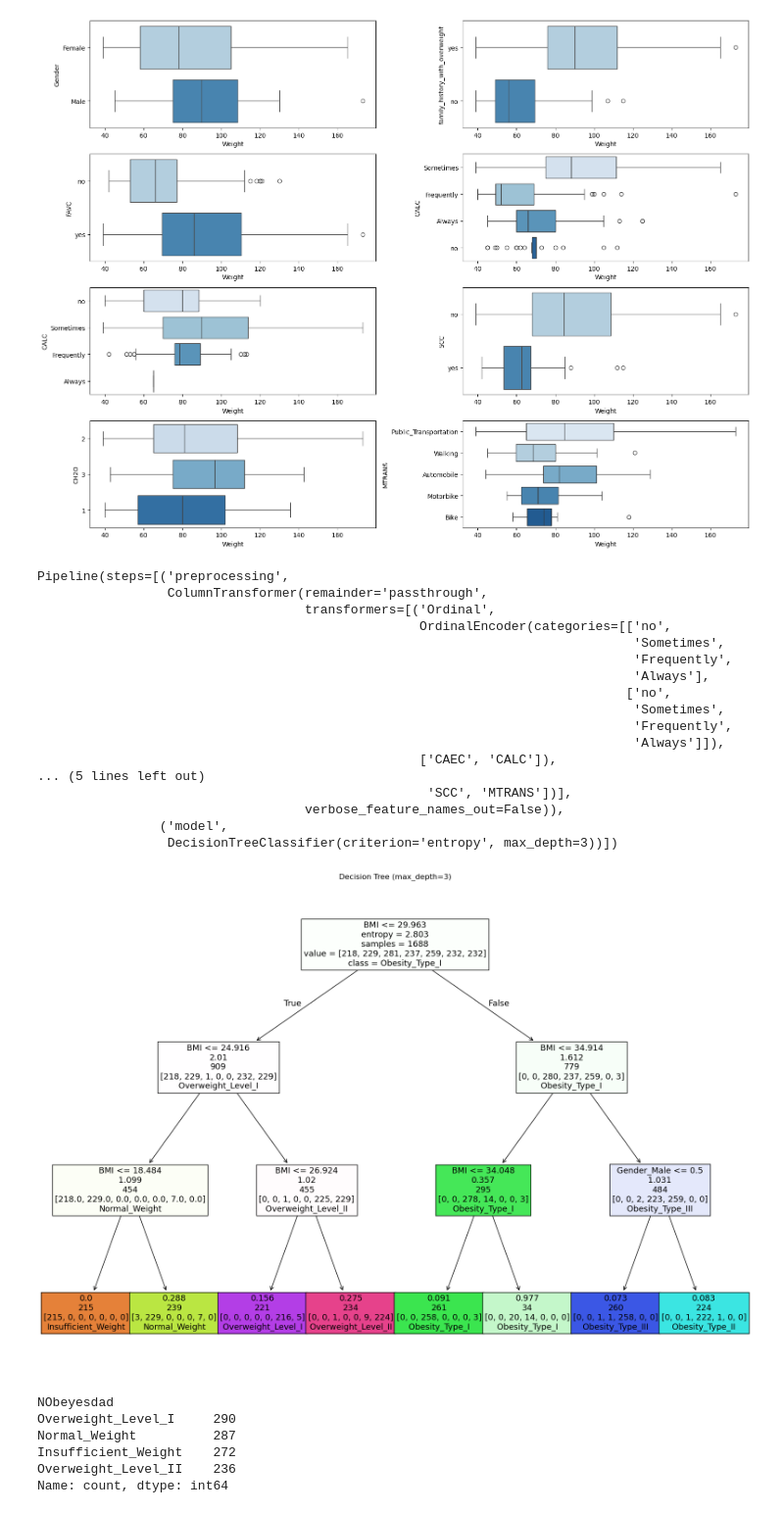
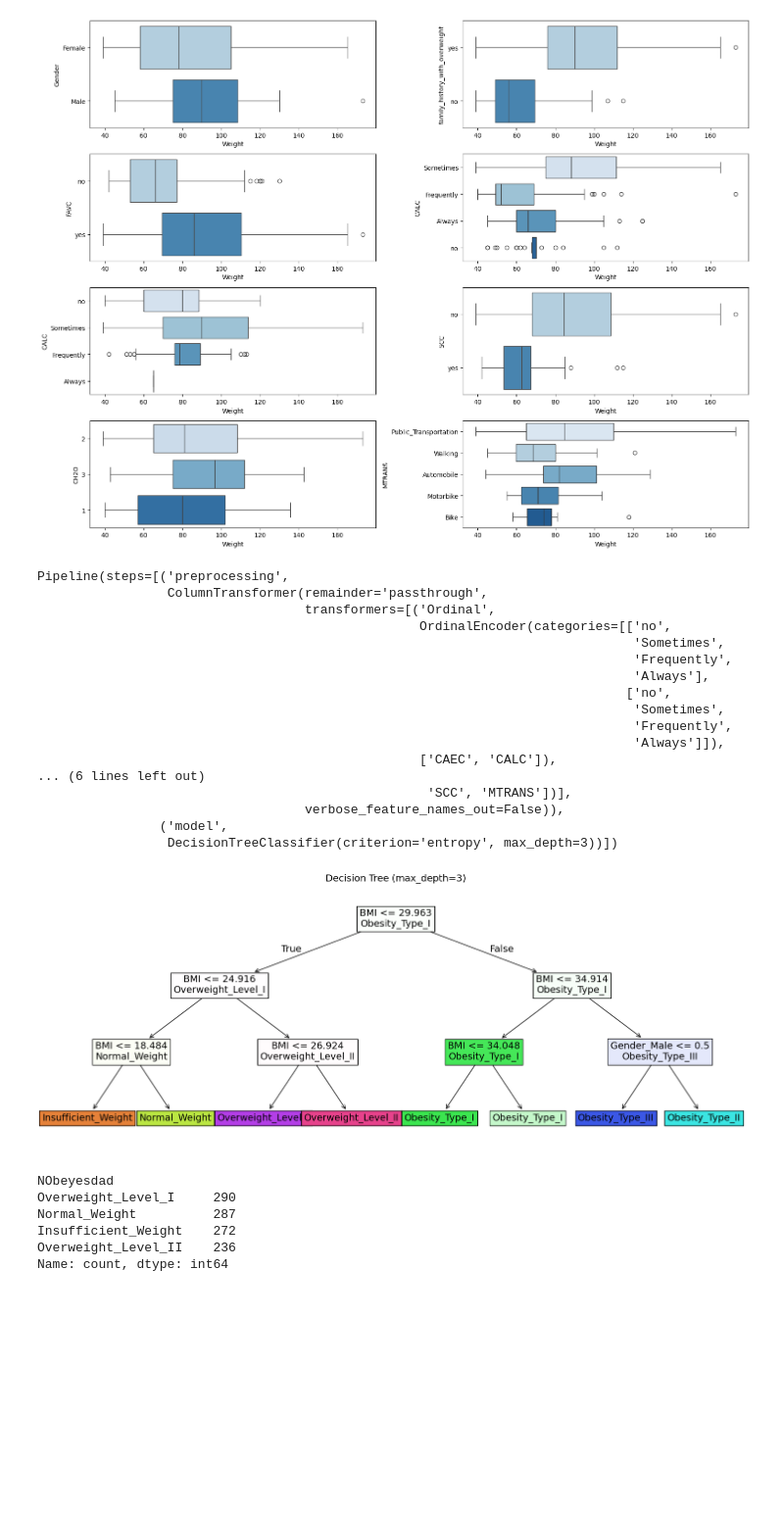
Before and after one commit to qamarr6092/Machine-Learning, a Jupyter notebook: Decision Trees/decision_trees_classifier.ipynb, the cells around one changed output. Shown at 98% size. Saved outputs shown, nothing was run; the diff lists cells and outputs as text; code cells hidden in the pictures; blank space fills up the shorter version.

```diff
--- a/Decision Trees/decision_trees_classifier.ipynb
+++ b/Decision Trees/decision_trees_classifier.ipynb
@@ -35,6 +35,8 @@ model = DecisionTreeClassifier(
     max_depth=2,
     criterion='entropy',
     min_samples_split=50,
+    min_samples_leaf=35,
+    max_features='sqrt'
 )
 X = df.drop(columns='target')
 y = df['target']
@@ -423,7 +425,11 @@ preprocessing = ColumnTransformer(
             ['no', 'Sometimes', 'Frequently', 'Always'],
             ['no', 'Sometimes', 'Frequently', 'Always']
         ]), ordinal_cols),
-        ('Nominal', OneHotEncoder(drop='first', sparse_output=False), nominal_cols)
+        ('Nominal', OneHotEncoder(
+            drop='first',
+            sparse_output=False,
+            handle_unknown='ignore'
+        ), nominal_cols)
     ],
     remainder='passthrough',
     verbose_feature_names_out=False
@@ -458,7 +464,7 @@ Pipeline(steps=[('preprocessing',
                                                                               'Frequently',
                                                                               'Always']]),
                                                   ['CAEC', 'CALC']),
-... (5 lines left out)
+... (6 lines left out)
                                                    'SCC', 'MTRANS'])],
                                    verbose_feature_names_out=False)),
                 ('model',
@@ -466,21 +472,43 @@ Pipeline(steps=[('preprocessing',
 # %%
 feature_names = pipeline.named_steps['preprocessing'].get_feature_names_out()
 
-plt.figure(figsize=(20, 14))
+fig, ax = plt.subplots(figsize=(15, 6))
 plot_tree(
     pipeline.named_steps['model'],
     feature_names=feature_names,
     class_names=pipeline.named_steps['model'].classes_,
     max_depth=3,
     filled=True,
-    fontsize=13,
-    impurity=True,
-    label='root'
+    fontsize=14,
+    impurity=False,
+    ax=ax
 )
-plt.title('Decision Tree (max_depth=3)')
+
+for text_obj in ax.texts:
+    lines = text_obj.get_text().split('\n')
+    filtered_lines = []
+
+    for line in lines:
+        s = line.strip()
+        if (
+            s.isdigit() or
+            '[' in s or ']' in s or
+            any(k in s.lower() for k in ['samples', 'value', 'entropy', 'gini'])
+        ):
+            continue
+
+        if 'class =' in line:
+            line = line.replace('class =', '').strip()
+
+        filtered_lines.append(line)
+
+    text_obj.set_text('\n'.join(filtered_lines))
+
+plt.title('Decision Tree (max_depth=3)', fontsize=14)
+plt.tight_layout()
 plt.show()
 # %% [output]
-[figure, old version]
+[figure, new version]
 # %%
 df[df['BMI'] <=29]['NObeyesdad'].value_counts()
 # %% [output]
```
Also changed, not shown: parts of 17 cells of this notebook.
